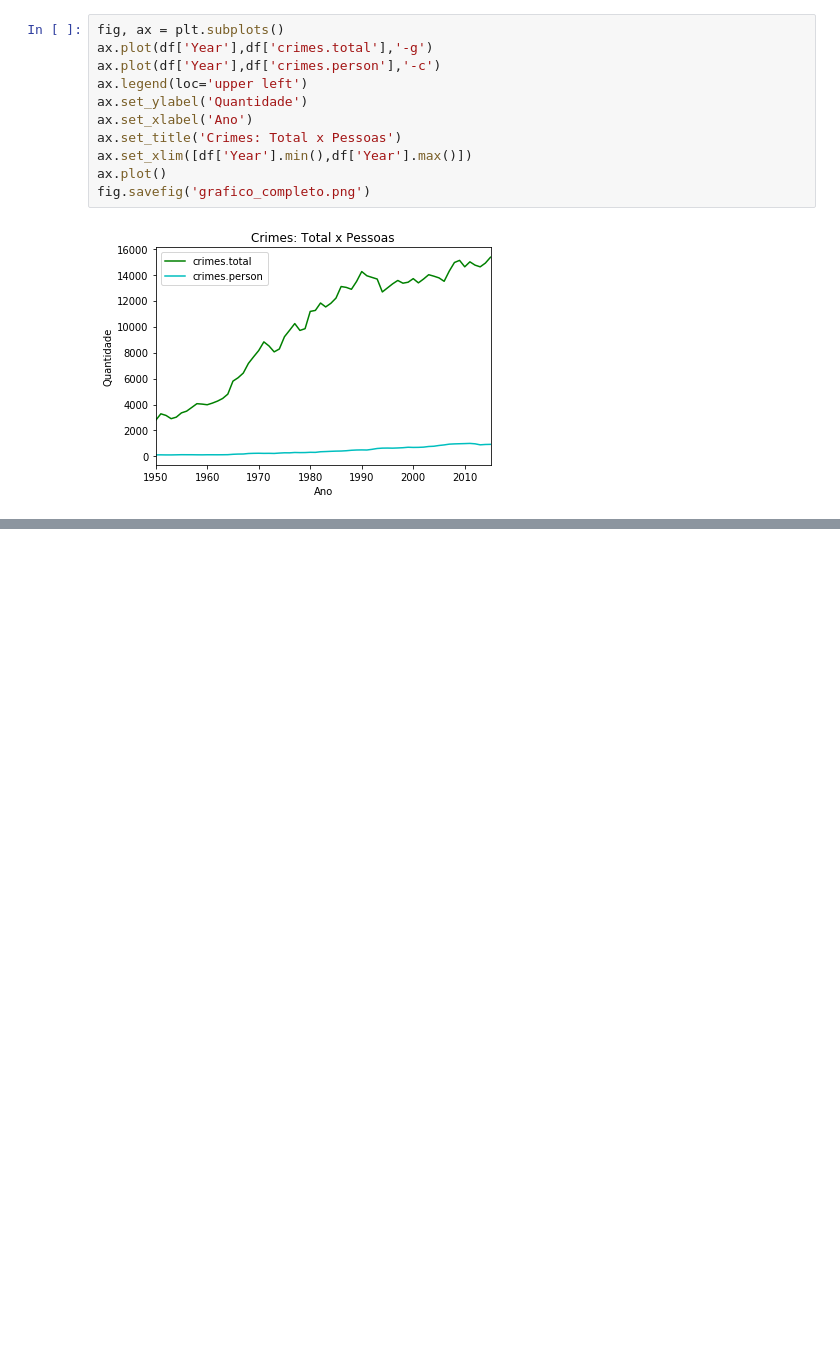
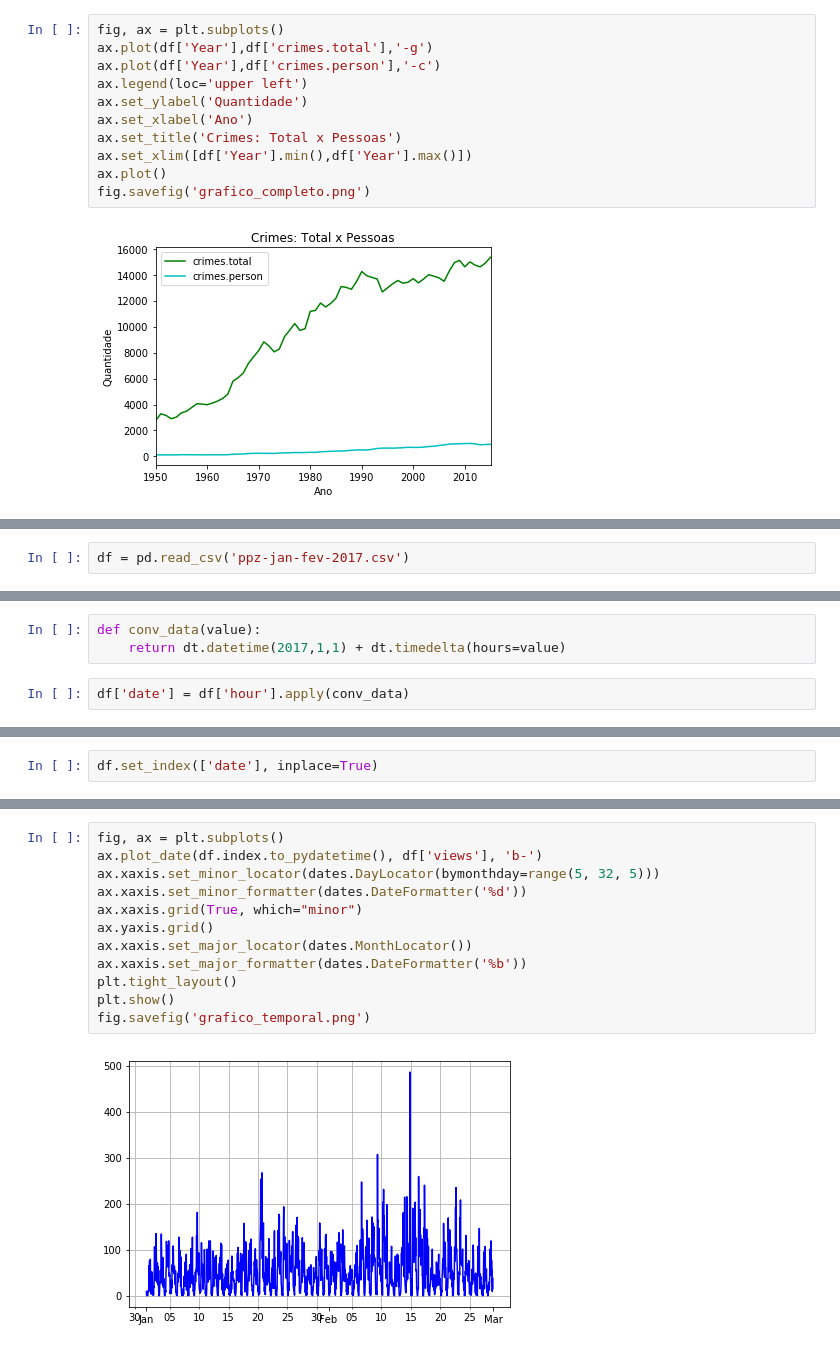
Before and after one commit to lucascarrafa/python_datascience, a Jupyter notebook: pandas_pt4.ipynb, the cells around one changed output, grey strips where cells are left out. Saved outputs shown, nothing was run; the diff lists cells and outputs as text; blank space fills up the shorter version.

Commit message:
grafico para series temporais

```diff
--- a/pandas_pt4.ipynb
+++ b/pandas_pt4.ipynb
@@ -44,0 +54,2 @@ fig.savefig('grafico_completo.png')
+# %%
+df = pd.read_csv('ppz-jan-fev-2017.csv')
@@ -44,0 +79,5 @@ fig.savefig('grafico_completo.png')
+# %%
+def conv_data(value):
+    return dt.datetime(2017,1,1) + dt.timedelta(hours=value)
+# %%
+df['date'] = df['hour'].apply(conv_data)
@@ -44,0 +104,2 @@ fig.savefig('grafico_completo.png')
+# %%
+df.set_index(['date'], inplace=True)
@@ -44,0 +116,14 @@ fig.savefig('grafico_completo.png')
+# %%
+fig, ax = plt.subplots()
+ax.plot_date(df.index.to_pydatetime(), df['views'], 'b-')
+ax.xaxis.set_minor_locator(dates.DayLocator(bymonthday=range(5, 32, 5)))
+ax.xaxis.set_minor_formatter(dates.DateFormatter('%d'))
+ax.xaxis.grid(True, which="minor")
+ax.yaxis.grid()
+ax.xaxis.set_major_locator(dates.MonthLocator())
+ax.xaxis.set_major_formatter(dates.DateFormatter('%b'))
+plt.tight_layout()
+plt.show()
+fig.savefig('grafico_temporal.png')
+# %% [output]
+[figure, added]
```
Also changed, not shown: parts of 8 cells of this notebook, 2 other files.
